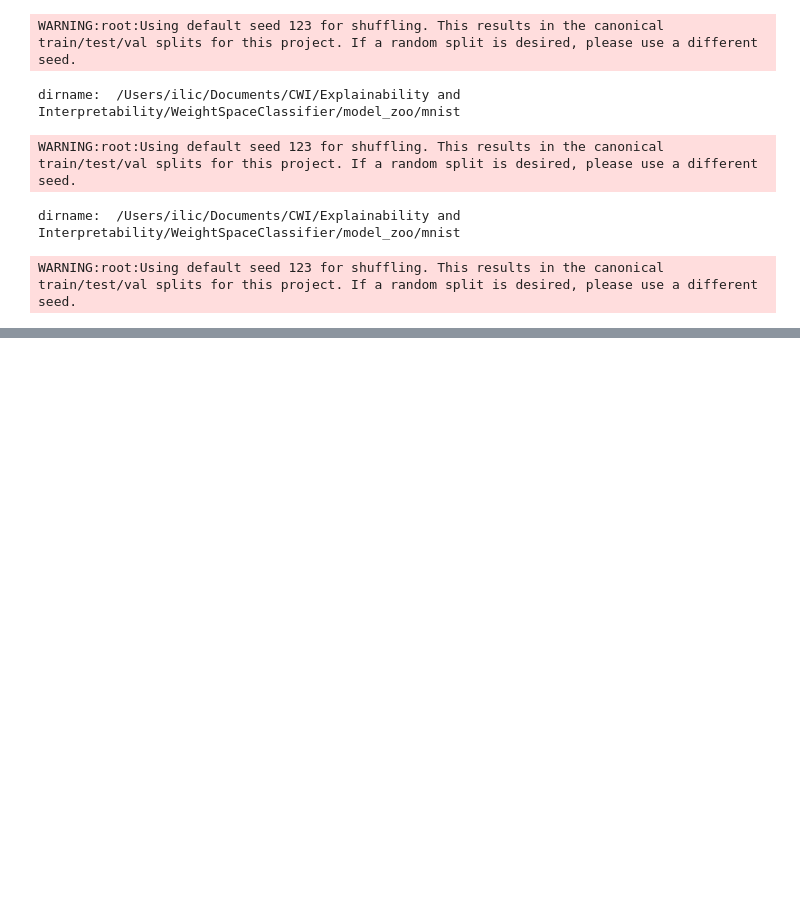
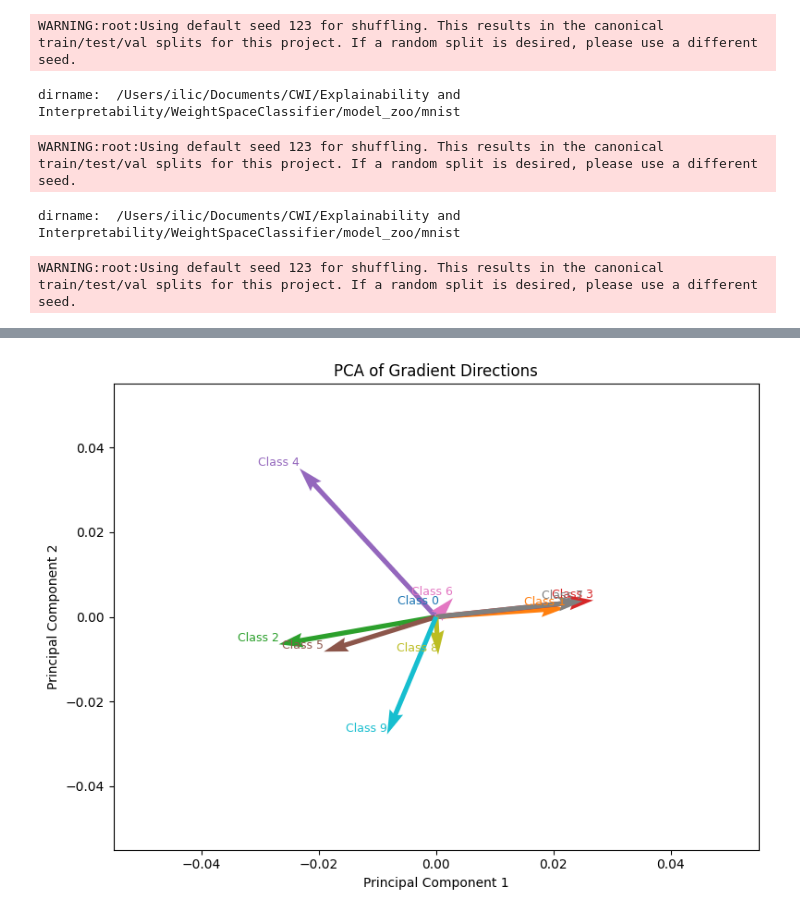
Before and after one commit to SimonIlic/WeightSpaceClassifier, a Jupyter notebook: notebooks/unlearning_directions.ipynb, the cells around one changed output, grey strips where cells are left out. Saved outputs shown, nothing was run; the diff lists cells and outputs as text; code cells hidden in the pictures; blank space fills up the shorter version.

```diff
--- a/notebooks/unlearning_directions.ipynb
+++ b/notebooks/unlearning_directions.ipynb
@@ -130,0 +158,27 @@ plt.show()
+# %%
+# Plot the 2D PCA as a vector plot
+fig, ax = plt.subplots(figsize=(8, 6))
+
+# Origin points for the vectors
+origin = np.zeros((2, len(directions_pca)))
+
+# Define colors for each arrow
+colors = plt.cm.tab10(range(len(directions_pca)))
+
+# Plot the vectors with colors
+quiver = ax.quiver(origin[0], origin[1], directions_pca[:, 0], directions_pca[:, 1],
+                   angles='xy', scale_units='xy', scale=1, color=colors)
+
+# Add labels near the arrows
+for i, (x, y) in enumerate(directions_pca):
+    ax.text(x, y, f"Class {i}", fontsize=9, color=colors[i], ha='right', va='bottom')
+
+# Add labels and title
+ax.set_title("PCA of Gradient Directions")
+ax.set_xlabel("Principal Component 1")
+ax.set_ylabel("Principal Component 2")
+
+plt.tight_layout()
+plt.show()
+# %% [output]
+[figure, added]
```
Also changed, not shown: parts of 11 cells of this notebook.
